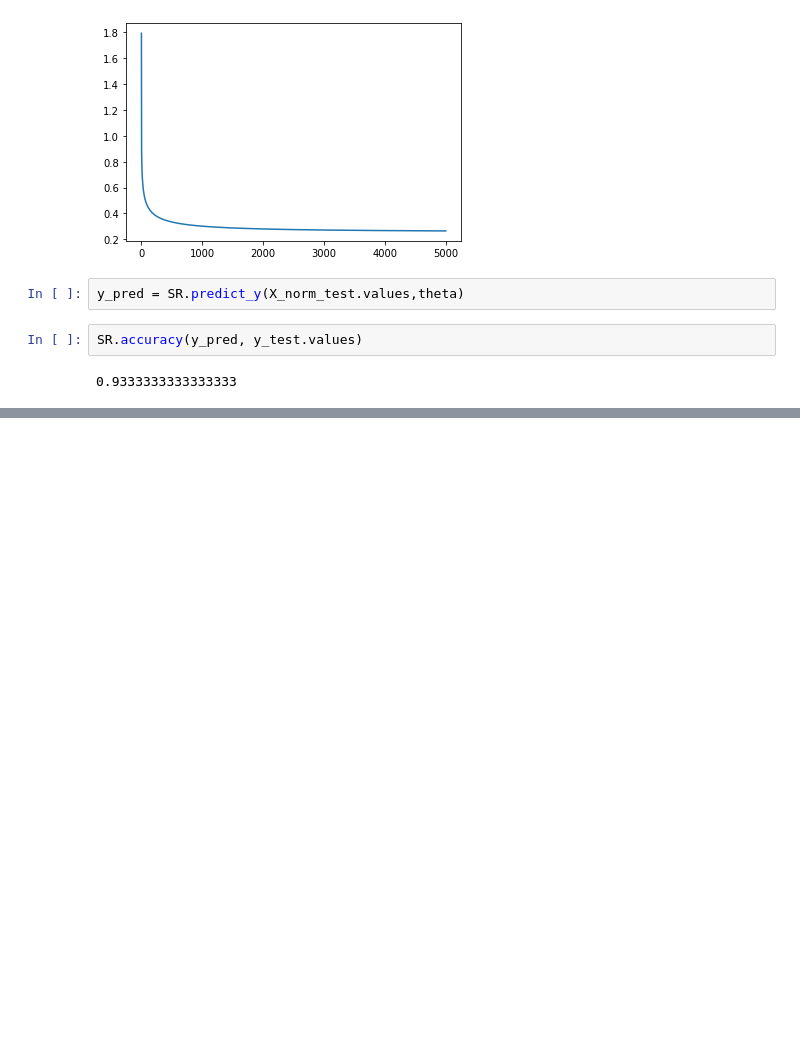
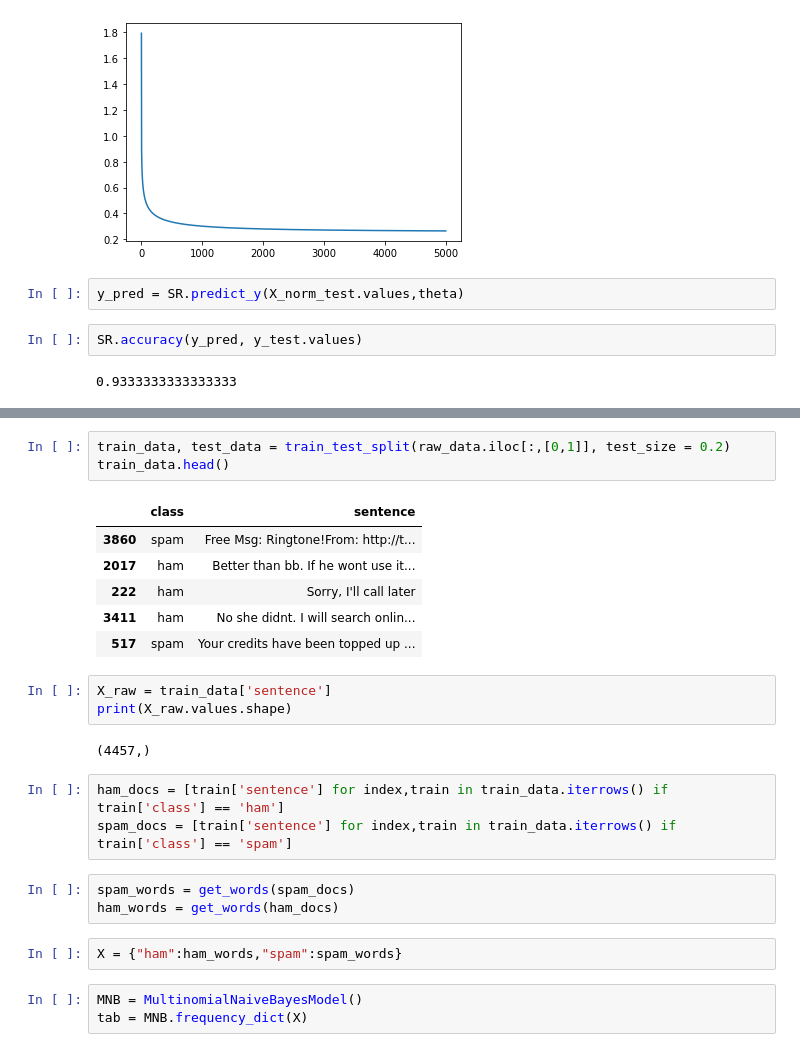
Before and after one commit to ruke1ire/AIT, a Jupyter notebook: ML/JupyterLab/CheatSheet/CheatSheat.ipynb, the cells around one changed output, grey strips where cells are left out. Saved outputs shown, nothing was run; the diff lists cells and outputs as text; blank space fills up the shorter version.

Commit message:
Finished GDA and Multinomial Naive Bayes

```diff
--- a/ML/JupyterLab/CheatSheet/CheatSheat.ipynb
+++ b/ML/JupyterLab/CheatSheet/CheatSheat.ipynb
@@ -514,0 +690,26 @@ array([[0., 0., 0., 0., 1., 0.],
+# %%
+train_data, test_data = train_test_split(raw_data.iloc[:,[0,1]], test_size = 0.2)
+train_data.head()
+# %% [output]
+|  | class | sentence |
+| 3860 | spam | Free Msg: Ringtone!From: http://t... |
+| 2017 | ham | Better than bb. If he wont use it... |
+| 222 | ham | Sorry, I'll call later |
+| 3411 | ham | No she didnt. I will search onlin... |
+| 517 | spam | Your credits have been topped up ... |
+# %%
+X_raw = train_data['sentence']
+print(X_raw.values.shape)
+# %% [output]
+(4457,)
+# %%
+ham_docs = [train['sentence'] for index,train in train_data.iterrows() if train['class'] == 'ham']
+spam_docs = [train['sentence'] for index,train in train_data.iterrows() if train['class'] == 'spam']
+# %%
+spam_words = get_words(spam_docs)
+ham_words = get_words(ham_docs)
+# %%
+X = {"ham":ham_words,"spam":spam_words}
+# %%
+MNB = MultinomialNaiveBayesModel()
+tab = MNB.frequency_dict(X)
```
Also changed, not shown: parts of 24 cells of this notebook, 2 other files.
